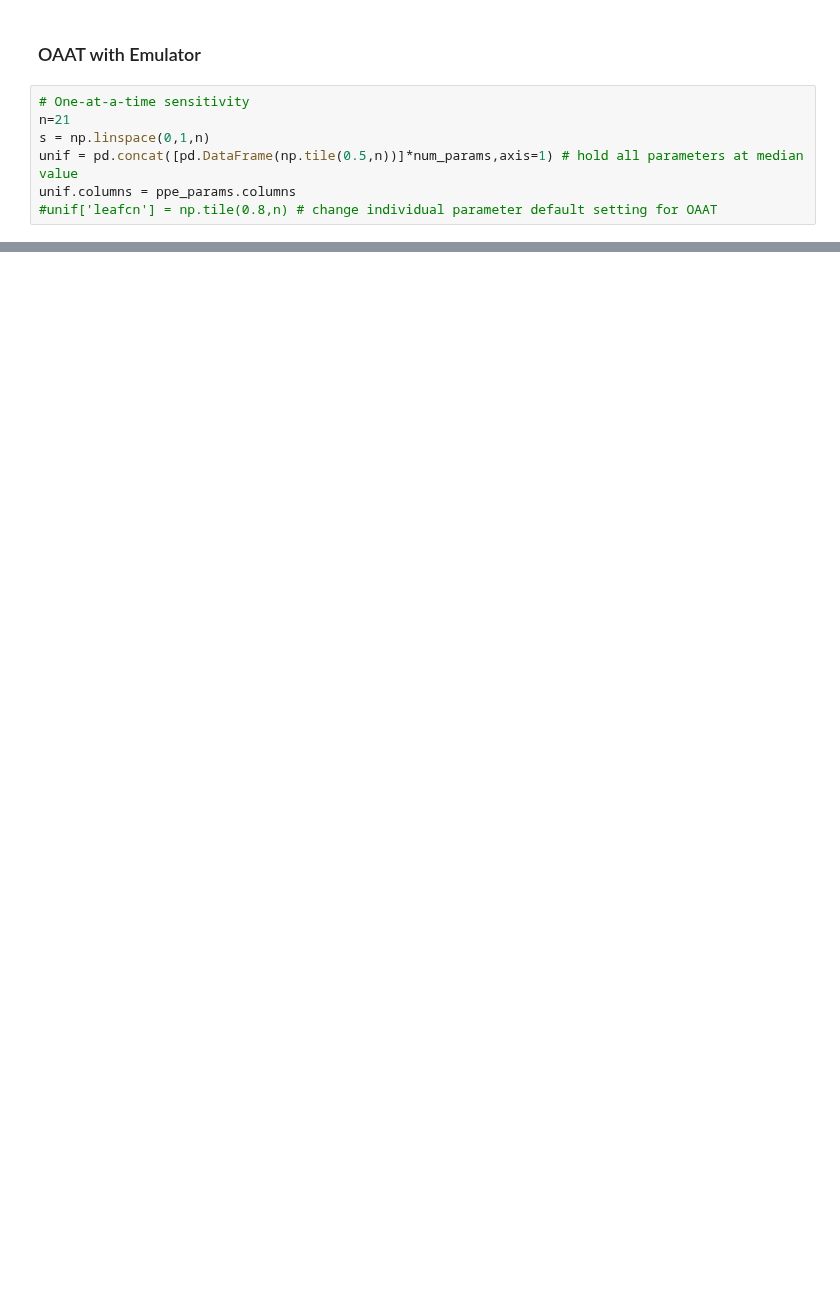
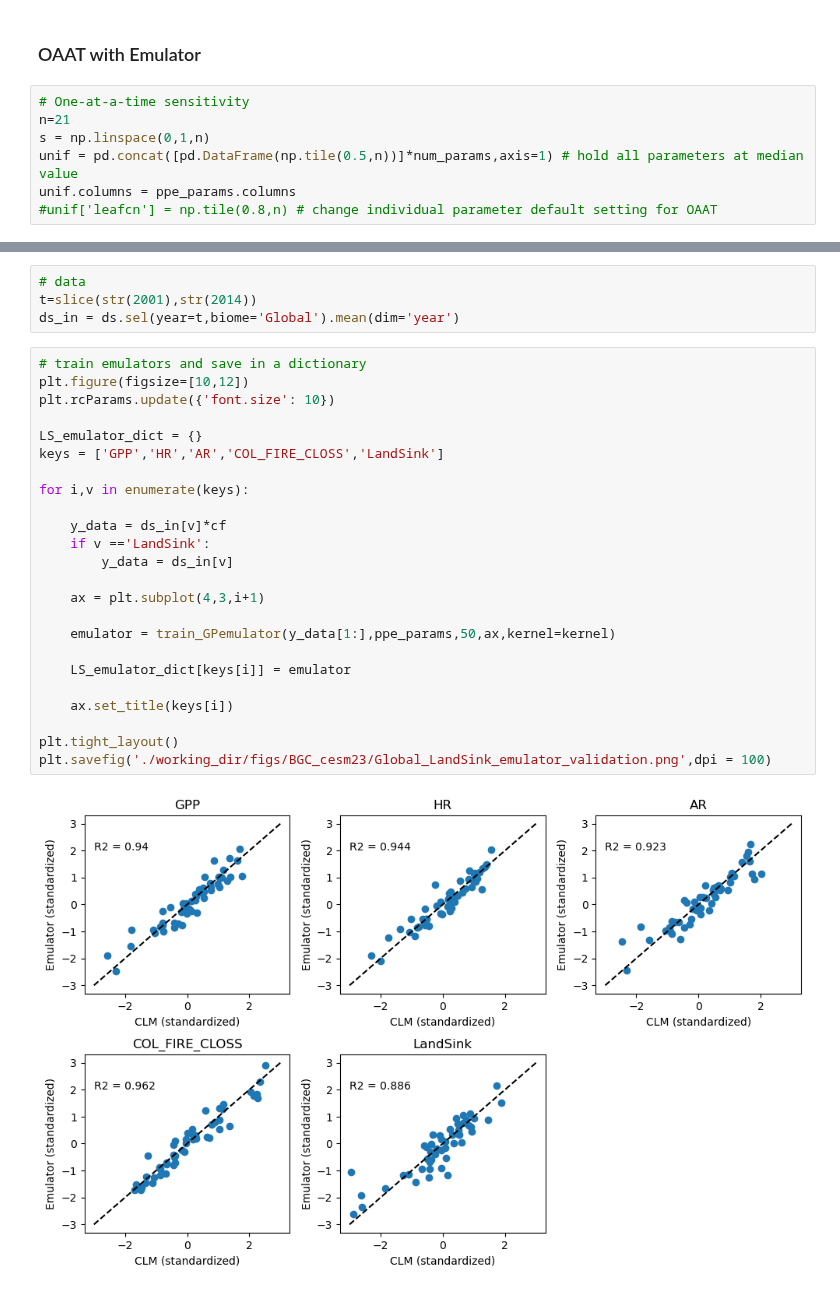
Before and after one commit to djk2120/CLM5PPE, a Jupyter notebook: pyth/LHC_BGC_uncertainty.ipynb, the cells around one changed output, grey strips where cells are left out. Cells and saved outputs as stored; diff of their text form; blank space fills up the shorter version.

```diff
--- a/pyth/LHC_BGC_uncertainty.ipynb
+++ b/pyth/LHC_BGC_uncertainty.ipynb
@@ -140,0 +244,30 @@ TE_df.to_csv('exp1_e2sd_TotalErrorEmulator_psets.csv')
+# %%
+# data
+t=slice(str(2001),str(2014))
+ds_in = ds.sel(year=t,biome='Global').mean(dim='year')
+# %%
+# train emulators and save in a dictionary
+plt.figure(figsize=[10,12])
+plt.rcParams.update({'font.size': 10})
+
+LS_emulator_dict = {}
+keys = ['GPP','HR','AR','COL_FIRE_CLOSS','LandSink']
+
+for i,v in enumerate(keys):
+
+    y_data = ds_in[v]*cf
+    if v =='LandSink':
+        y_data = ds_in[v]
+
+    ax = plt.subplot(4,3,i+1)
+
+    emulator = train_GPemulator(y_data[1:],ppe_params,50,ax,kernel=kernel)
+
+    LS_emulator_dict[keys[i]] = emulator
+
+    ax.set_title(keys[i])
+
+plt.tight_layout()
+plt.savefig('./working_dir/figs/BGC_cesm23/Global_LandSink_emulator_validation.png',dpi = 100)
+# %% [output]
+[figure, added]
```
Also changed, not shown: parts of 26 cells of this notebook, 1 other file.
